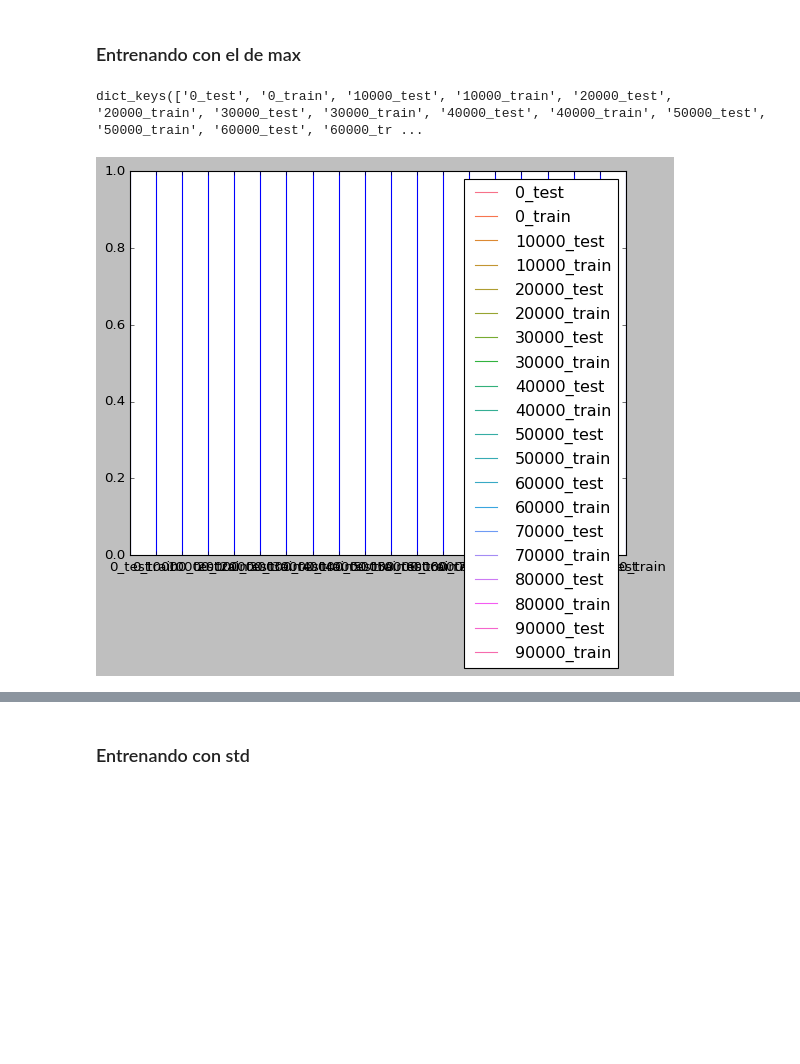
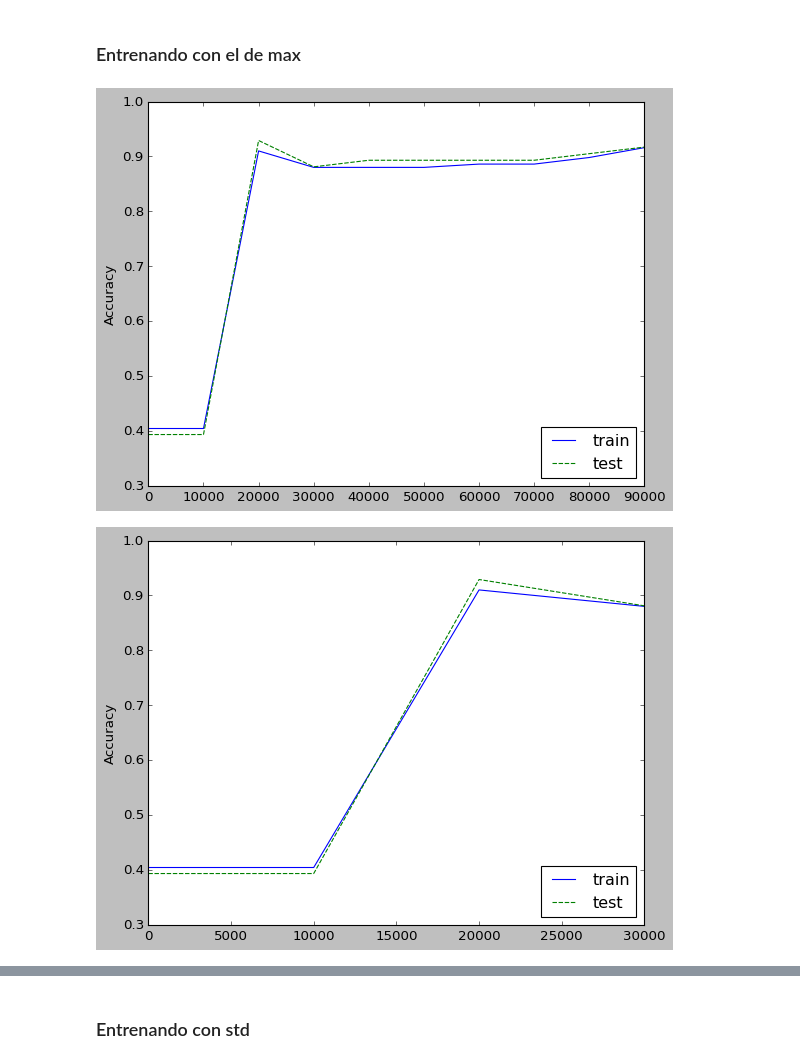
Before and after one commit to masouto94/RedNeuronalMatematicaIII, a Jupyter notebook: avocadoPerceptron.ipynb, the cells around one changed output, grey strips where cells are left out. Saved outputs shown, nothing was run; the diff lists cells and outputs as text; code cells hidden in the pictures; blank space fills up the shorter version.

Commit message:
Arreglados los trainsets, optimizacion de corridas, y gráficos

```diff
--- a/avocadoPerceptron.ipynb
+++ b/avocadoPerceptron.ipynb
@@ -278,10 +278,11 @@ from sklearn.model_selection import train_test_split
 
 trainsets = {}
 
-X_train, X_test, Y_train, Y_test = train_test_split(df_avocado_features_std, df_avocado_target, test_size=1/3, random_state=42)
-trainsets["max"] = {"X_train":X_train, "X_test":X_test, "Y_train":Y_train, "Y_test": Y_test}
-X_train, X_test, Y_train, Y_test = train_test_split(df_avocado_features_max, df_avocado_target, test_size=1/3, random_state=42)
-trainsets["std"] = {"X_train":X_train, "X_test":X_test, "Y_train":Y_train, "Y_test": Y_test}
+X_train_max, X_test_max, Y_train_max, Y_test_max = train_test_split(df_avocado_features_max, df_avocado_target, test_size=1/3, random_state=42)
+trainsets["max"] = {"X_train":X_train_max, "X_test":X_test_max, "Y_train":Y_train_max, "Y_test": Y_test_max}
+
+X_train_std, X_test_std, Y_train_std, Y_test_std = train_test_split(df_avocado_features_std, df_avocado_target, test_size=1/3, random_state=42)
+trainsets["std"] = {"X_train":X_train_std, "X_test":X_test_std, "Y_train":Y_train_std, "Y_test": Y_test_std}
 # %% [markdown]
 ## Entrenamiento de la red neuronal
 # %% [markdown]
@@ -391,25 +392,25 @@ cls.predecir(registro)
 # %% [markdown]
 ### Entrenando con el de max
 # %%
-def calcular_accuracy(df_x_train, df_y_train, modelo, rango=0.5):
+def calcular_accuracy(df_features, df_target, modelo, rango=0.5):
     """Esta función calcula la exactitud dada una matriz X de características y vector Y de salida.
     También toma como argumento el umbral de la función logística (la que activa Z2).
     """
     preds = []
-    for trainset in df_x_train.values:
+    for trainset in df_features.values:
         preds.append(modelo.predecir(trainset.reshape(1,modelo.variables),rango))
-    predicciones = pd.Series(preds,index=df_y_train.index,name="Predicciones")
-    comp = pd.DataFrame([df_y_train,predicciones]).T
+    predicciones = pd.Series(preds,index=df_target.index,name="Predicciones")
+    comp = pd.DataFrame([df_target,predicciones]).T
     comp["hits"] = comp.apply(lambda hit: hit["ripeness_binary"] == hit["Predicciones"], axis=1)
     return (comp["hits"].sum() / comp["hits"].shape[0]).round(3)
 
-def umbral_optimo(df_x_train:pd.DataFrame, df_y_train:pd.Series, modelo: AvocadoPerceptron):
+def umbral_optimo(df_features:pd.DataFrame, df_target:pd.Series, modelo: AvocadoPerceptron):
     """Esta función devuelve la exactitud para cada umbral (en forma de diccionario).
     """
     rangos = [i/10 for i in range(1, 10, 1)]
     predictores = {}
     for rango in rangos:
-        predictores[str(rango)] = calcular_accuracy(df_x_train, df_y_train, modelo, rango)
+        predictores[str(rango)] = calcular_accuracy(df_features, df_target, modelo, rango)
     return predictores
 
 def graficar_comparacion(comparaciones, x_label, y_label):
@@ -425,27 +426,24 @@ def graficar_comparacion(comparaciones, x_label, y_label):
     plt.show()
     return ax
 # %%
-#Entrena al modelo por 100_000 iteraciones
-comp = {}
+#Entrena al modelo por 100_000 iteraciones y verificamos el aprendizaje
+learning_rates = pd.DataFrame(columns=["train","test"])
 for i in range (100_000):
     if i % 10000 == 0:
-        comp[f"{i}_test"] = calcular_accuracy((trainsets.get("max").get("X_test")), trainsets.get("max").get("Y_test"), cls)
-        comp[f"{i}_train"] = calcular_accuracy((trainsets.get("max").get("X_train")), trainsets.get("max").get("Y_train"), cls)
+        learning_rates.loc[i, "train"] = calcular_accuracy(trainsets.get("max").get("X_train"), trainsets.get("max").get("Y_train"), cls)
+        learning_rates.loc[i, "test"] = calcular_accuracy(trainsets.get("max").get("X_test"), trainsets.get("max").get("Y_test"), cls)
+
     inp = trainsets.get("max").get("X_train").sample(1)
     pred = trainsets.get("max").get("Y_train")[inp.index[0]]
     cls.entrenar(inp.values,pred)
-# %%
-comp.keys()
-# %% [output]
-dict_keys(['0_test', '0_train', '10000_test', '10000_train', '20000_test', '20000_train', '30000_test', '30000_train', '40000_test', '40000_train', '50000_test', '50000_train', '60000_test', '60000_tr ...
 # %%
 #CORREGIR
-
-axes = sns.lineplot(data=comp, x=comp.keys(), y=comp.values(), hue=comp.keys())
-axes.vlines(comp.keys(), ymax=1,ymin=0)
+axes = sns.lineplot(data=learning_rates)
+plt.ylabel("Accuracy")
+plt.legend(loc='lower right')
 plt.show()
 
 #Las iteraciones se optimizan en 40000
 # PROBAR DESPUÉS CON 42_000 ITERACIONES
 # %% [output]
-[figure, old version]
+[figure, new version]
@@ -452,3 +462,14 @@ plt.show()
+# %%
+#CORREGIR
+axes = sns.lineplot(data=learning_rates)
+plt.ylabel("Accuracy")
+plt.legend(loc='lower right')
+plt.show()
+
+#Las iteraciones se optimizan en 40000
+# PROBAR DESPUÉS CON 42_000 ITERACIONES
+# %% [output]
+[figure, added]
 # %%
 #Iteramos para ver el mejor umbral para predecir el valor
 predicciones_train_max = umbral_optimo(trainsets.get("max").get("X_train"), trainsets.get("max").get("Y_train"), cls)
```
Also changed, not shown: parts of 29 cells of this notebook.
